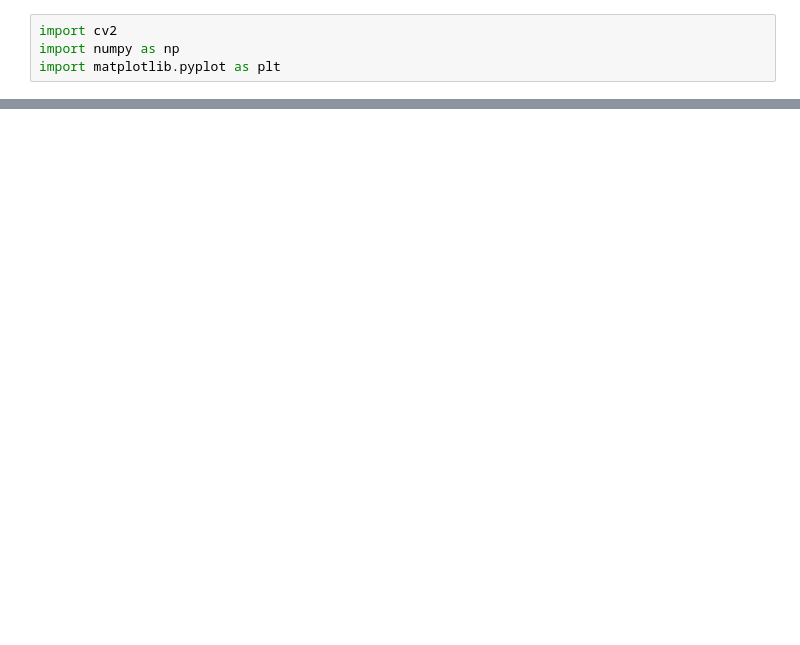
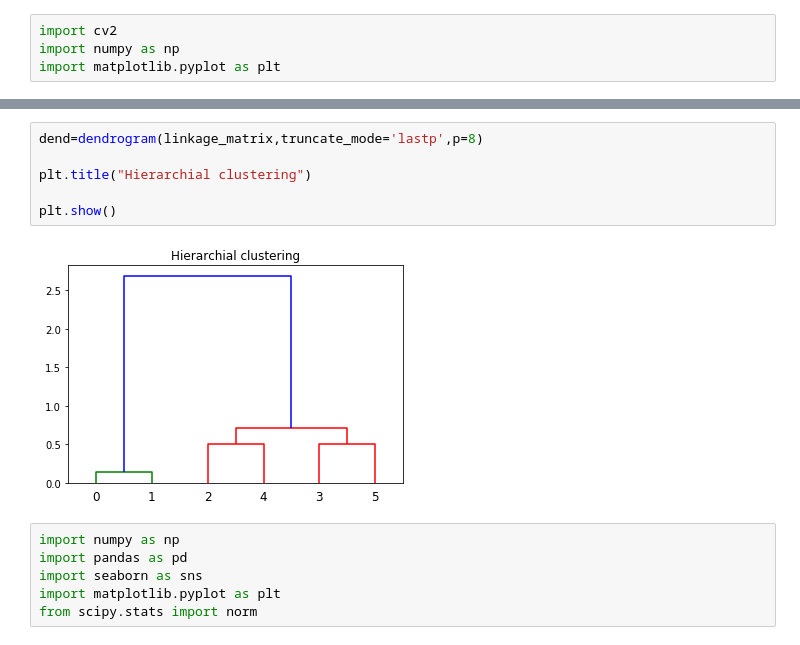
Before and after one commit to SudhakarCN/JPA_Machine_Learning, a Jupyter notebook: AI-vanilla.ipynb, the cells around one changed output, grey strips where cells are left out. Drawn from its saved outputs; the diff is of its cells as text; blank space fills up the shorter version.

```diff
--- a/AI-vanilla.ipynb
+++ b/AI-vanilla.ipynb
@@ -1805,0 +1310,14 @@ array([2])
+# %%
+dend=dendrogram(linkage_matrix,truncate_mode='lastp',p=8)
+
+plt.title("Hierarchial clustering")
+
+plt.show()
+# %% [output]
+[figure, added]
+# %%
+import numpy as np
+import pandas as pd
+import seaborn as sns
+import matplotlib.pyplot as plt
+from scipy.stats import norm
```
Also changed, not shown: parts of 211 cells of this notebook.
